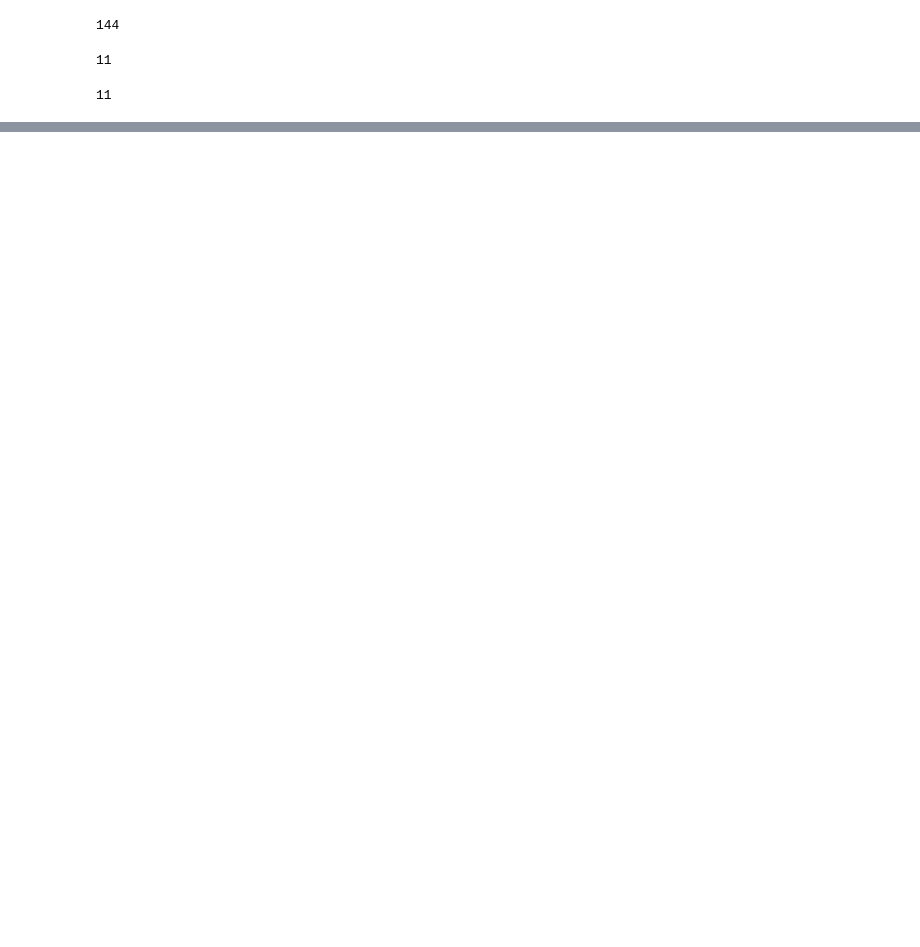
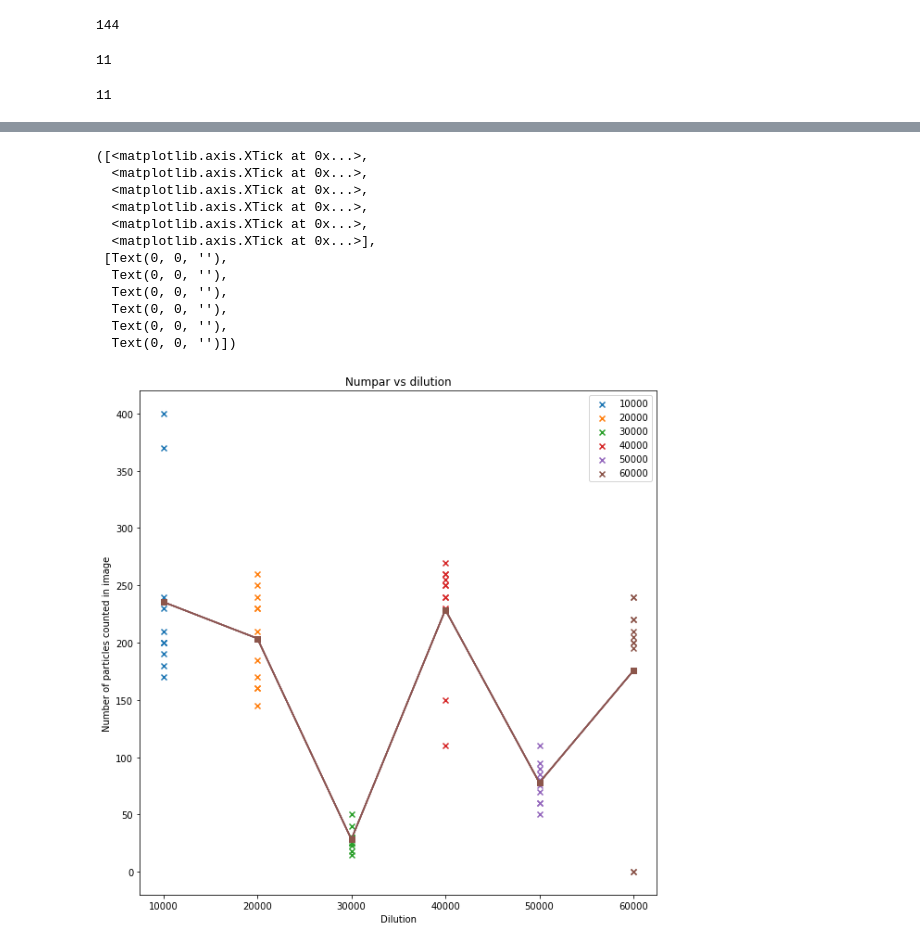
Before and after one commit to nanoepics/epicsjukebox, a Jupyter notebook: Notebooks/Ingmar/AnalysisBF_tif_files.ipynb, the cells around one changed output, grey strips where cells are left out. Cells and saved outputs as stored; diff of their text form; code cells hidden in the pictures; blank space fills up the shorter version.

```diff
--- a/Notebooks/Ingmar/AnalysisBF_tif_files.ipynb
+++ b/Notebooks/Ingmar/AnalysisBF_tif_files.ipynb
@@ -73,0 +69,49 @@ for i in range(0, nf1):
+# %%
+counts1 = [230, 240, 200, 180, 190, 200, 370, 400, 170, 200, 210]
+counts2 = [230, 210, 260, 230, 250, 185, 145, 170, 160, 160, 240]
+counts3 = [18, 30, 15, 30, 25, 25, 23, 30, 50, 25, 40]
+counts4 = [250, 260, 240, 255, 270, 250, 240, 260, 230, 110, 150]
+counts5 = [60, 80, 70, 60, 75, 80, 50, 90, 110, 95, 85]
+counts6 = [205, 220, 210, 240, 0, 200, 200, 240, 0, 220, 195]
+# %%
+average1 = np.average(counts1)
+average2 = np.average(counts2)
+average3 = np.average(counts3)
+average4 = np.average(counts4)
+average5 = np.average(counts5)
+average6 = np.average(counts6)
+# %%
+yvalues = [(230, 240, 200, 180, 190, 200, 370, 400, 170, 200, 210),
+           (230, 210, 260, 230, 250, 185, 145, 170, 160, 160, 240),
+           (18, 30, 15, 30, 25, 25, 23, 30, 50, 25, 40),
+           (250, 260, 240, 255, 270, 250, 240, 260, 230, 110, 150),
+           (60, 80, 70, 60, 75, 80, 50, 90, 110, 95, 85),
+           (205, 220, 210, 240, 0, 200, 200, 240, 0, 220, 195)]
+
+averagelist = [average1, average2, average3, average4, average5, average6]
+
+xvalues = [10000, 20000, 30000, 40000, 50000, 60000]
+
+for xe, ye in zip(xvalues, yvalues):
+    plt.scatter([xe] * len(ye), ye, marker='x', label=xe)
+    plt.plot(xvalues, averagelist, marker='s')
+#     plt.errorbar(xvalues, averagelist, yerr=40)
+plt.legend()
+plt.title('Numpar vs dilution')
+plt.xlabel('Dilution')
+plt.ylabel("Number of particles counted in image")
+plt.xticks([10000, 20000, 30000, 40000, 50000, 60000])
+# %% [output]
+([<matplotlib.axis.XTick at 0x...>,
+  <matplotlib.axis.XTick at 0x...>,
+  <matplotlib.axis.XTick at 0x...>,
+  <matplotlib.axis.XTick at 0x...>,
+  <matplotlib.axis.XTick at 0x...>,
+  <matplotlib.axis.XTick at 0x...>],
+ [Text(0, 0, ''),
+  Text(0, 0, ''),
+  Text(0, 0, ''),
+  Text(0, 0, ''),
+  Text(0, 0, ''),
+  Text(0, 0, '')])
+[figure, added]
```
Also changed, not shown: parts of 9 cells of this notebook.
